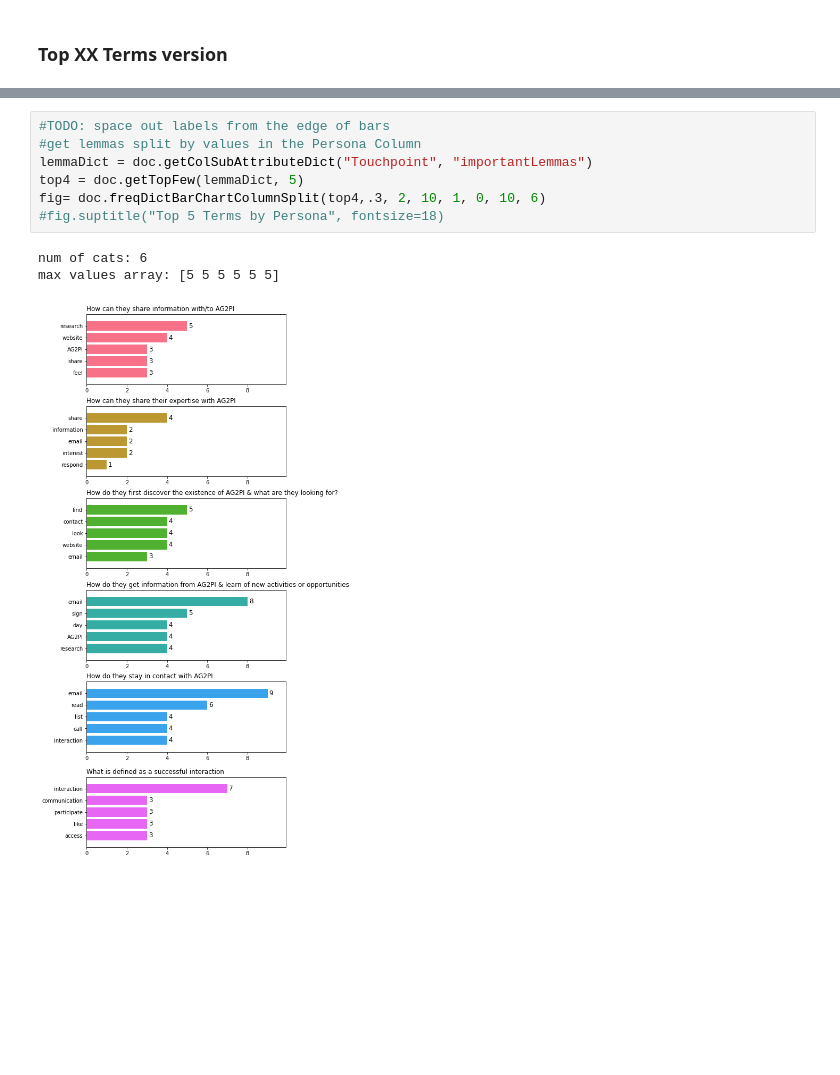
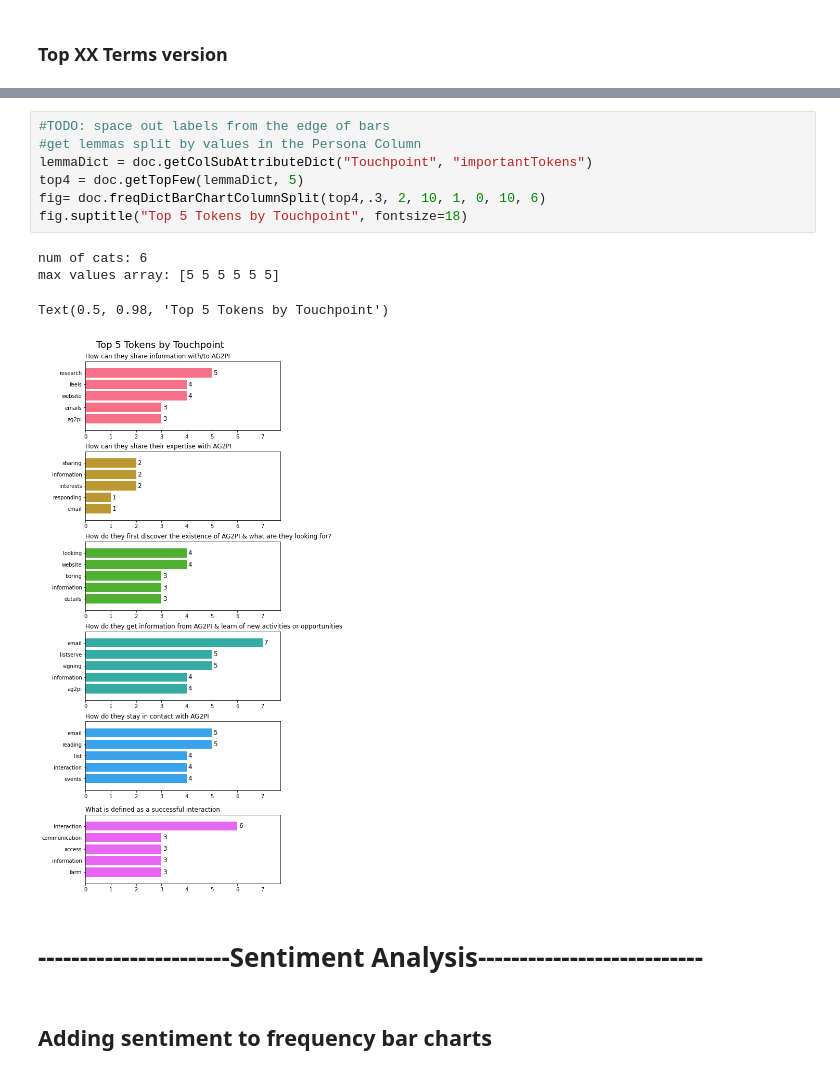
Before and after one commit to blitt2018/PSCExploratoryNLP, a Jupyter notebook: polishedCodeFigs.ipynb, the cells around one changed output, grey strips where cells are left out. Saved outputs shown, nothing was run; the diff lists cells and outputs as text; blank space fills up the shorter version.

```diff
--- a/polishedCodeFigs.ipynb
+++ b/polishedCodeFigs.ipynb
@@ -247,11 +233,16 @@ Text(0.5, 0.98, 'Top 5 Terms by Persona')
 # %%
 #TODO: space out labels from the edge of bars
 #get lemmas split by values in the Persona Column
-lemmaDict = doc.getColSubAttributeDict("Touchpoint", "importantLemmas")
+lemmaDict = doc.getColSubAttributeDict("Touchpoint", "importantTokens")
 top4 = doc.getTopFew(lemmaDict, 5)
 fig= doc.freqDictBarChartColumnSplit(top4,.3, 2, 10, 1, 0, 10, 6)
-#fig.suptitle("Top 5 Terms by Persona", fontsize=18)
+fig.suptitle("Top 5 Tokens by Touchpoint", fontsize=18)
 # %% [output]
 num of cats: 6
 max values array: [5 5 5 5 5 5]
+Text(0.5, 0.98, 'Top 5 Tokens by Touchpoint')
-[figure, old version]
+[figure, new version]
+# %% [markdown]
+# -----------------------Sentiment Analysis---------------------------
+# %% [markdown]
+## Adding sentiment to frequency bar charts
```
Also changed, not shown: parts of 23 cells of this notebook, 1 other file.
